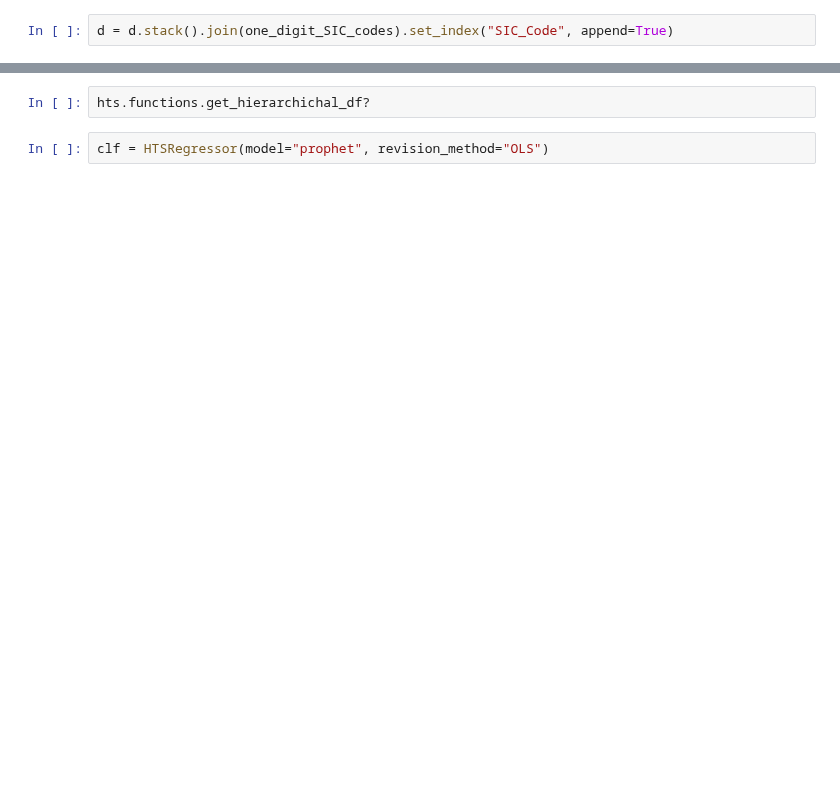
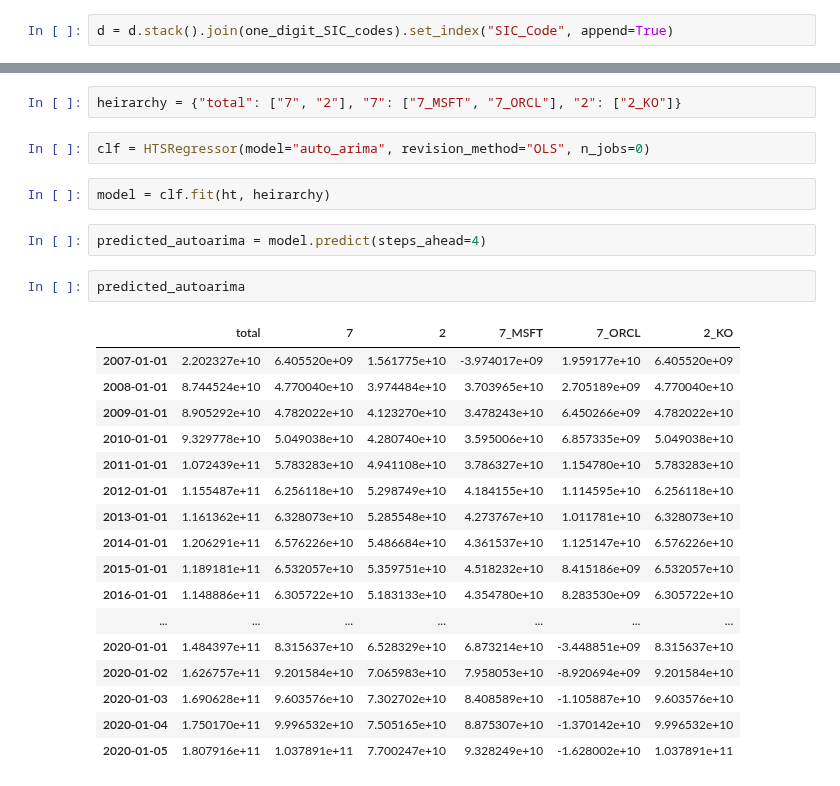
Before and after one commit to calcbench/notebooks, a Jupyter notebook: hts scratch.ipynb, the cells around one changed output, grey strips where cells are left out. Saved outputs shown, nothing was run; the diff lists cells and outputs as text; blank space fills up the shorter version.

Commit message:
predictions work

```diff
--- a/hts scratch.ipynb
+++ b/hts scratch.ipynb
@@ -61,4 +107,28 @@ ht[0]
-# %%
-hts.functions.get_hierarchichal_df?
+# %%
+heirarchy = {"total": ["7", "2"], "7": ["7_MSFT", "7_ORCL"], "2": ["2_KO"]}
 # %%
-clf = HTSRegressor(model="prophet", revision_method="OLS")
+clf = HTSRegressor(model="auto_arima", revision_method="OLS", n_jobs=0)
+# %%
+model = clf.fit(ht, heirarchy)
+# %%
+predicted_autoarima = model.predict(steps_ahead=4)
+# %%
+predicted_autoarima
+# %% [output]
+|  | total | 7 | 2 | 7_MSFT | 7_ORCL | 2_KO |
+| 2007-01-01 | 2.202327e+10 | 6.405520e+09 | 1.561775e+10 | -3.974017e+09 | 1.959177e+10 | 6.405520e+09 |
+| 2008-01-01 | 8.744524e+10 | 4.770040e+10 | 3.974484e+10 | 3.703965e+10 | 2.705189e+09 | 4.770040e+10 |
+| 2009-01-01 | 8.905292e+10 | 4.782022e+10 | 4.123270e+10 | 3.478243e+10 | 6.450266e+09 | 4.782022e+10 |
+| 2010-01-01 | 9.329778e+10 | 5.049038e+10 | 4.280740e+10 | 3.595006e+10 | 6.857335e+09 | 5.049038e+10 |
+| 2011-01-01 | 1.072439e+11 | 5.783283e+10 | 4.941108e+10 | 3.786327e+10 | 1.154780e+10 | 5.783283e+10 |
+| 2012-01-01 | 1.155487e+11 | 6.256118e+10 | 5.298749e+10 | 4.184155e+10 | 1.114595e+10 | 6.256118e+10 |
+| 2013-01-01 | 1.161362e+11 | 6.328073e+10 | 5.285548e+10 | 4.273767e+10 | 1.011781e+10 | 6.328073e+10 |
+| 2014-01-01 | 1.206291e+11 | 6.576226e+10 | 5.486684e+10 | 4.361537e+10 | 1.125147e+10 | 6.576226e+10 |
+| 2015-01-01 | 1.189181e+11 | 6.532057e+10 | 5.359751e+10 | 4.518232e+10 | 8.415186e+09 | 6.532057e+10 |
+| 2016-01-01 | 1.148886e+11 | 6.305722e+10 | 5.183133e+10 | 4.354780e+10 | 8.283530e+09 | 6.305722e+10 |
+| ... | ... | ... | ... | ... | ... | ... |
+| 2020-01-01 | 1.484397e+11 | 8.315637e+10 | 6.528329e+10 | 6.873214e+10 | -3.448851e+09 | 8.315637e+10 |
+| 2020-01-02 | 1.626757e+11 | 9.201584e+10 | 7.065983e+10 | 7.958053e+10 | -8.920694e+09 | 9.201584e+10 |
+| 2020-01-03 | 1.690628e+11 | 9.603576e+10 | 7.302702e+10 | 8.408589e+10 | -1.105887e+10 | 9.603576e+10 |
+| 2020-01-04 | 1.750170e+11 | 9.996532e+10 | 7.505165e+10 | 8.875307e+10 | -1.370142e+10 | 9.996532e+10 |
+| 2020-01-05 | 1.807916e+11 | 1.037891e+11 | 7.700247e+10 | 9.328249e+10 | -1.628002e+10 | 1.037891e+11 |
```
Also changed, not shown: parts of 11 cells of this notebook.
